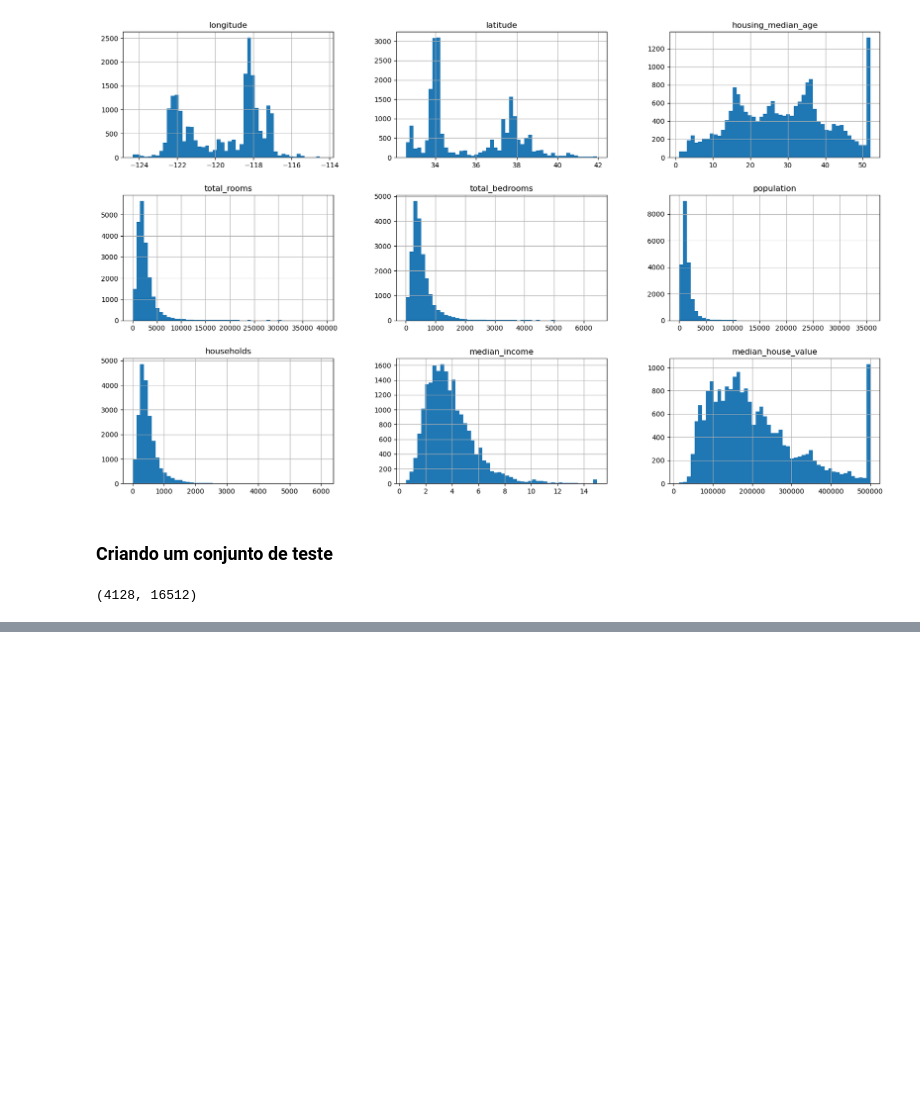
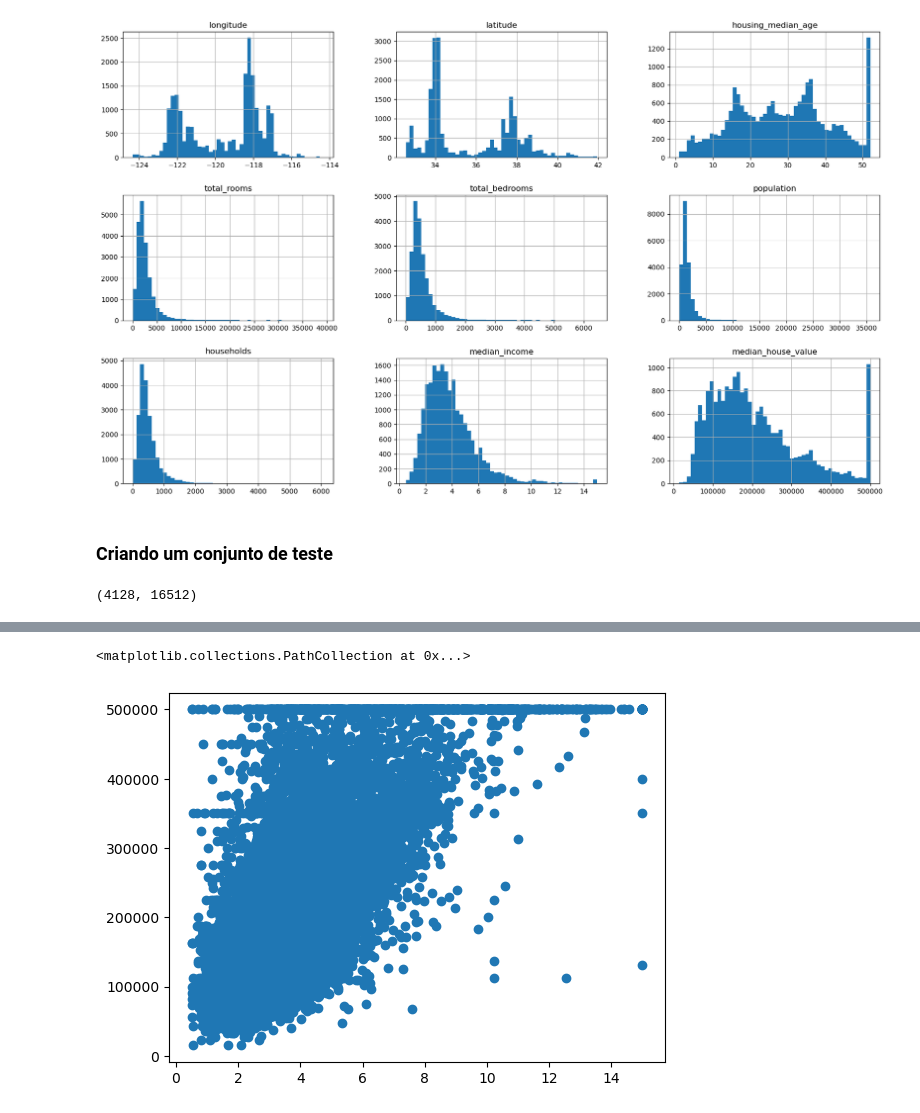
Before and after one commit to magyar1998/ml-hands-on-book, a Jupyter notebook: Capitulo2/src/Housing.ipynb, the cells around one changed output, grey strips where cells are left out. Saved outputs shown, nothing was run; the diff lists cells and outputs as text; code cells hidden in the pictures; blank space fills up the shorter version.

```diff
--- a/Capitulo2/src/Housing.ipynb
+++ b/Capitulo2/src/Housing.ipynb
@@ -163,0 +301,5 @@ pausa pg 72
+# %%
+plt.scatter(housing_exp['median_income'], housing_exp['median_house_value'])
+# %% [output]
+<matplotlib.collections.PathCollection at 0x...>
+[figure, added]
```
Also changed, not shown: parts of 31 cells of this notebook.
